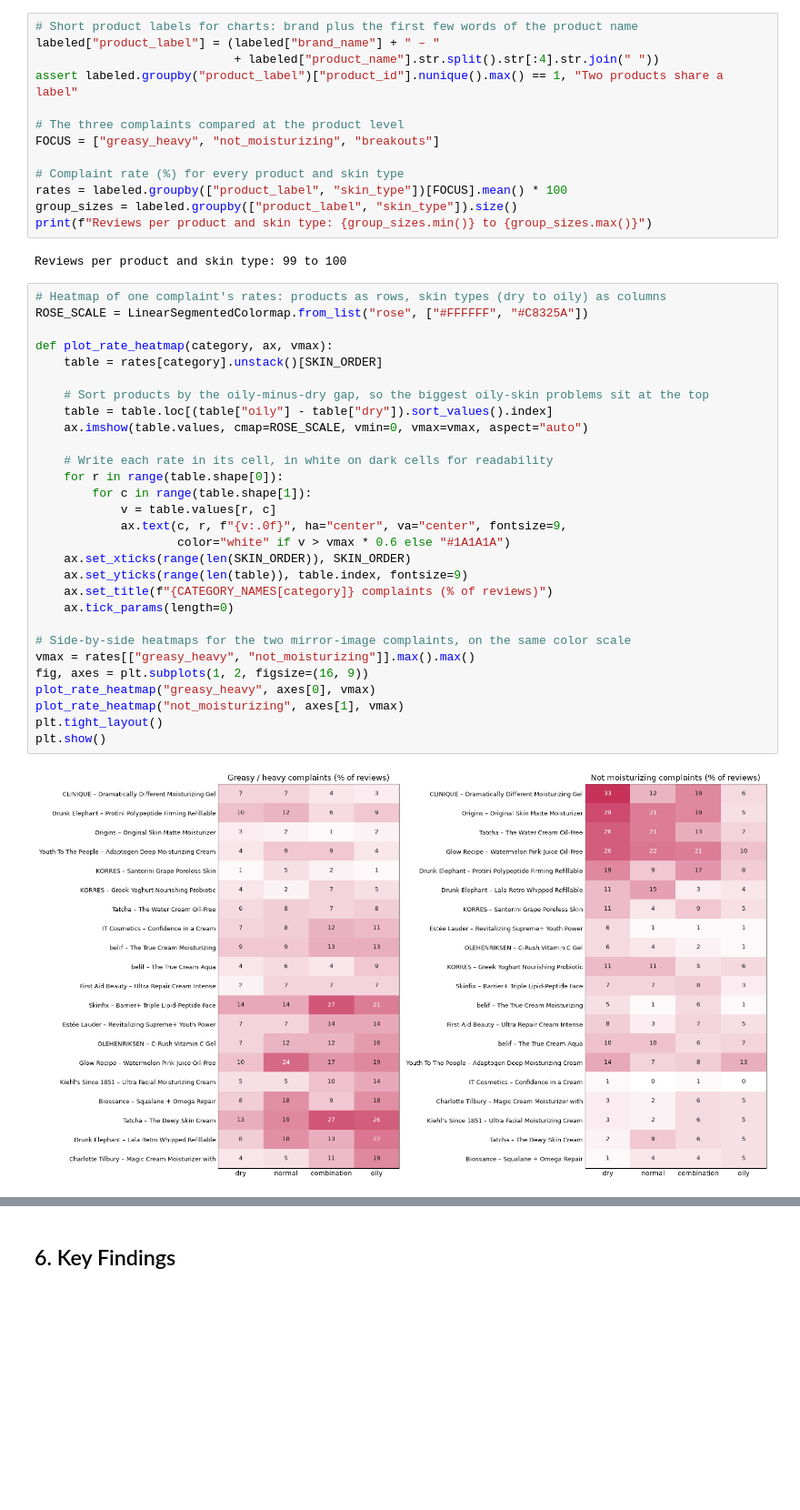
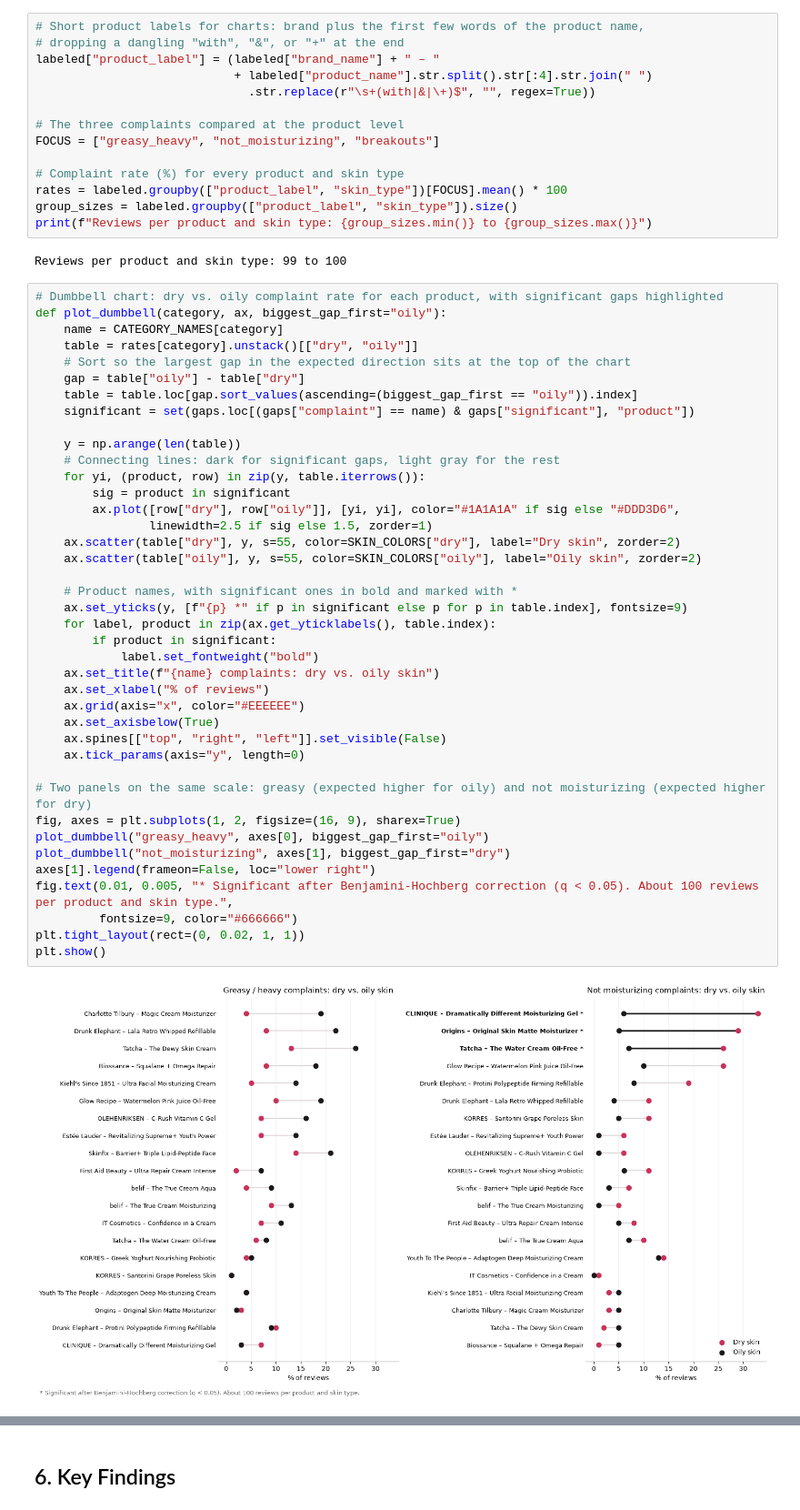
Before and after one commit to Neha-Ko/CDA-Course-Project, a Jupyter notebook: Notebooks/5_Final_Report.ipynb, the cells around one changed output, grey strips where cells are left out. Shown at 91% size. Drawn from its saved outputs; the diff is of its cells as text; blank space fills up the shorter version.

Commit message:
Replace heatmaps with dumbbell charts and add observations on product-level complaint gaps

```diff
--- a/Notebooks/5_Final_Report.ipynb
+++ b/Notebooks/5_Final_Report.ipynb
@@ -149,10 +149,11 @@ The comparison focuses on the three complaints most tied to how a product suits
 
 **Which gaps are real?** Each oily-vs-dry gap is tested with Fisher's exact test, which suits small counts. Because 60 gaps are tested (20 products × 3 complaints), some would look significant by chance alone, so p-values are adjusted with the Benjamini-Hochberg correction, which keeps the expected share of false findings below 5%. Only gaps with an adjusted p-value (q-value) below 0.05 are reported as findings. With about 100 reviews per group, this generally requires a gap of roughly 10 percentage points or more.
 # %%
-# Short product labels for charts: brand plus the first few words of the product name
+# Short product labels for charts: brand plus the first few words of the product name,
+# dropping a dangling "with", "&", or "+" at the end
 labeled["product_label"] = (labeled["brand_name"] + " – "
-                            + labeled["product_name"].str.split().str[:4].str.join(" "))
-assert labeled.groupby("product_label")["product_id"].nunique().max() == 1, "Two products share a label"
+                            + labeled["product_name"].str.split().str[:4].str.join(" ")
+                              .str.replace(r"\s+(with|&|\+)$", "", regex=True))
 
 # The three complaints compared at the product level
 FOCUS = ["greasy_heavy", "not_moisturizing", "breakouts"]
@@ -164,36 +165,47 @@ print(f"Reviews per product and skin type: {group_sizes.min()} to {group_sizes.m
 # %% [output]
 Reviews per product and skin type: 99 to 100
 # %%
-# Heatmap of one complaint's rates: products as rows, skin types (dry to oily) as columns
-ROSE_SCALE = LinearSegmentedColormap.from_list("rose", ["#FFFFFF", "#C8325A"])
+# Dumbbell chart: dry vs. oily complaint rate for each product, with significant gaps highlighted
+def plot_dumbbell(category, ax, biggest_gap_first="oily"):
+    name = CATEGORY_NAMES[category]
+    table = rates[category].unstack()[["dry", "oily"]]
+    # Sort so the largest gap in the expected direction sits at the top of the chart
+    gap = table["oily"] - table["dry"]
+    table = table.loc[gap.sort_values(ascending=(biggest_gap_first == "oily")).index]
+    significant = set(gaps.loc[(gaps["complaint"] == name) & gaps["significant"], "product"])
 
-def plot_rate_heatmap(category, ax, vmax):
-    table = rates[category].unstack()[SKIN_ORDER]
+    y = np.arange(len(table))
+    # Connecting lines: dark for significant gaps, light gray for the rest
+    for yi, (product, row) in zip(y, table.iterrows()):
+        sig = product in significant
+        ax.plot([row["dry"], row["oily"]], [yi, yi], color="#1A1A1A" if sig else "#DDD3D6",
+                linewidth=2.5 if sig else 1.5, zorder=1)
+    ax.scatter(table["dry"], y, s=55, color=SKIN_COLORS["dry"], label="Dry skin", zorder=2)
+    ax.scatter(table["oily"], y, s=55, color=SKIN_COLORS["oily"], label="Oily skin", zorder=2)
 
-    # Sort products by the oily-minus-dry gap, so the biggest oily-skin problems sit at the top
-    table = table.loc[(table["oily"] - table["dry"]).sort_values().index]
-    ax.imshow(table.values, cmap=ROSE_SCALE, vmin=0, vmax=vmax, aspect="auto")
+    # Product names, with significant ones in bold and marked with *
+    ax.set_yticks(y, [f"{p} *" if p in significant else p for p in table.index], fontsize=9)
+    for label, product in zip(ax.get_yticklabels(), table.index):
+        if product in significant:
+            label.set_fontweight("bold")
+    ax.set_title(f"{name} complaints: dry vs. oily skin")
+    ax.set_xlabel("% of reviews")
+    ax.grid(axis="x", color="#EEEEEE")
+    ax.set_axisbelow(True)
+    ax.spines[["top", "right", "left"]].set_visible(False)
+    ax.tick_params(axis="y", length=0)
 
-    # Write each rate in its cell, in white on dark cells for readability
-    for r in range(table.shape[0]):
-        for c in range(table.shape[1]):
-            v = table.values[r, c]
-            ax.text(c, r, f"{v:.0f}", ha="center", va="center", fontsize=9,
-                    color="white" if v > vmax * 0.6 else "#1A1A1A")
-    ax.set_xticks(range(len(SKIN_ORDER)), SKIN_ORDER)
-    ax.set_yticks(range(len(table)), table.index, fontsize=9)
-    ax.set_title(f"{CATEGORY_NAMES[category]} complaints (% of reviews)")
-    ax.tick_params(length=0)
-
-# Side-by-side heatmaps for the two mirror-image complaints, on the same color scale
-vmax = rates[["greasy_heavy", "not_moisturizing"]].max().max()
-fig, axes = plt.subplots(1, 2, figsize=(16, 9))
-plot_rate_heatmap("greasy_heavy", axes[0], vmax)
-plot_rate_heatmap("not_moisturizing", axes[1], vmax)
-plt.tight_layout()
+# Two panels on the same scale: greasy (expected higher for oily) and not moisturizing (expected higher for dry)
+fig, axes = plt.subplots(1, 2, figsize=(16, 9), sharex=True)
+plot_dumbbell("greasy_heavy", axes[0], biggest_gap_first="oily")
+plot_dumbbell("not_moisturizing", axes[1], biggest_gap_first="dry")
+axes[1].legend(frameon=False, loc="lower right")
+fig.text(0.01, 0.005, "* Significant after Benjamini-Hochberg correction (q < 0.05). About 100 reviews per product and skin type.",
+         fontsize=9, color="#666666")
+plt.tight_layout(rect=(0, 0.02, 1, 1))
 plt.show()
 # %% [output]
-[figure, old version]
+[figure, new version]
 # %%
 # Test every oily-vs-dry gap: 20 products x 3 complaints = 60 comparisons
 rows = []
```
Also changed, not shown: parts of 2 cells of this notebook.
